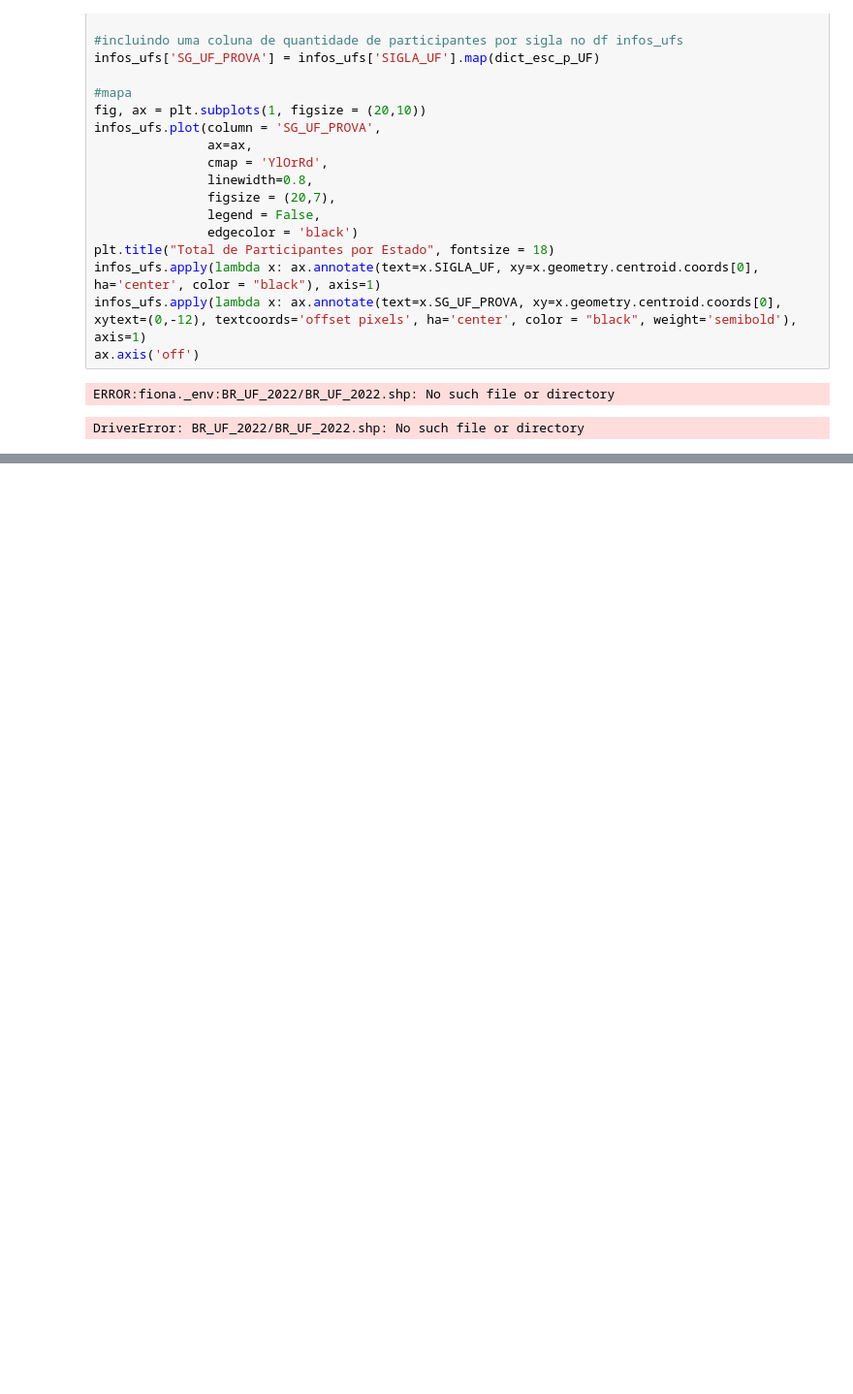
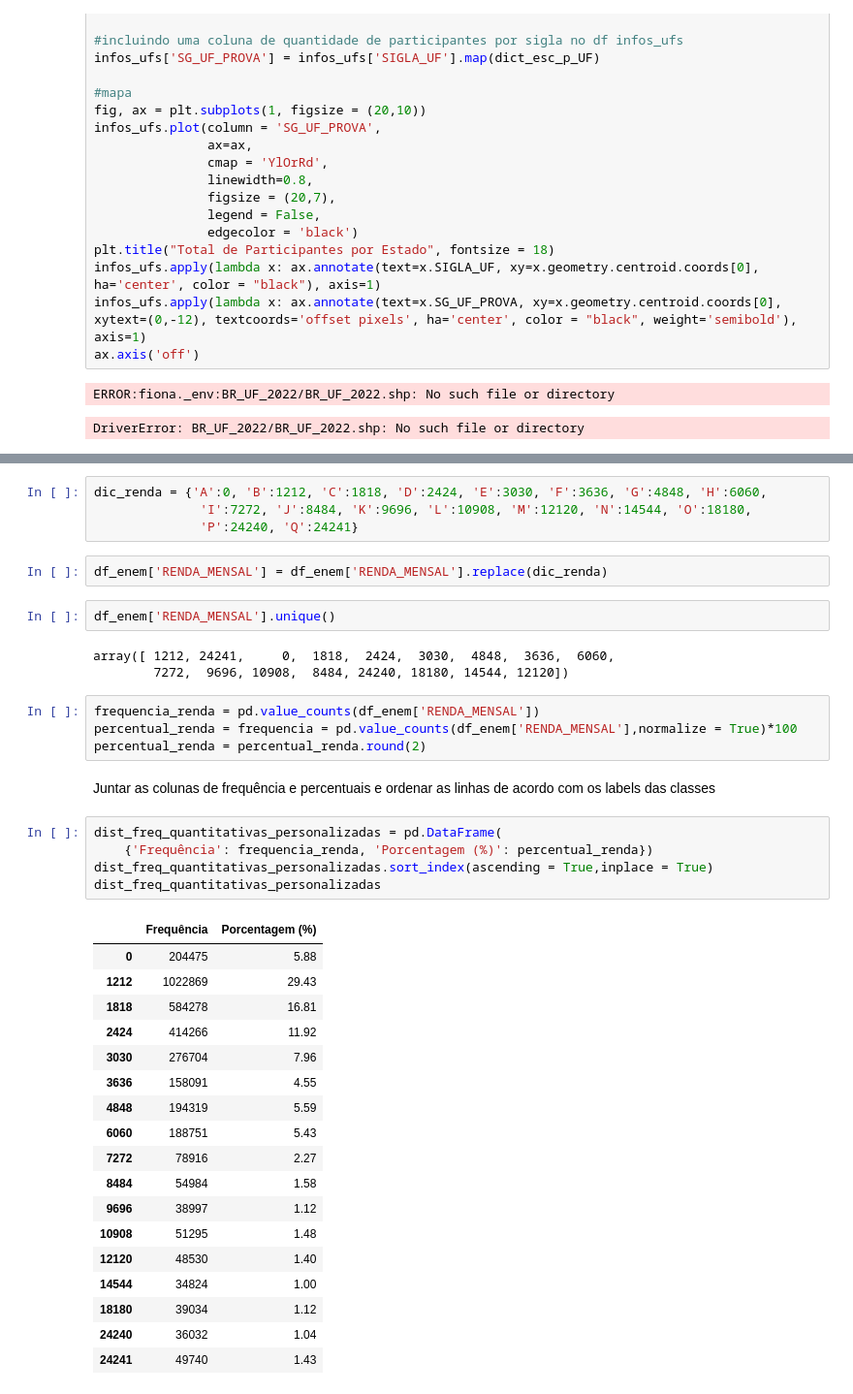
Before and after one commit to Grupo-B-Turma-2-Ada-VemSerTech/Projeto_Mod04_Ada_VemSerTech, a Jupyter notebook: Projeto.ipynb, the cells around one changed output, grey strips where cells are left out. Shown at 97% size. Cells and saved outputs as stored; diff of their text form; blank space fills up the shorter version.

```diff
--- a/Projeto.ipynb
+++ b/Projeto.ipynb
@@ -390,0 +418,41 @@ DriverError: BR_UF_2022/BR_UF_2022.shp: No such file or directory
+# %%
+dic_renda = {'A':0, 'B':1212, 'C':1818, 'D':2424, 'E':3030, 'F':3636, 'G':4848, 'H':6060,
+              'I':7272, 'J':8484, 'K':9696, 'L':10908, 'M':12120, 'N':14544, 'O':18180,
+              'P':24240, 'Q':24241}
+# %%
+df_enem['RENDA_MENSAL'] = df_enem['RENDA_MENSAL'].replace(dic_renda)
+# %%
+df_enem['RENDA_MENSAL'].unique()
+# %% [output]
+array([ 1212, 24241,     0,  1818,  2424,  3030,  4848,  3636,  6060,
+        7272,  9696, 10908,  8484, 24240, 18180, 14544, 12120])
+# %%
+frequencia_renda = pd.value_counts(df_enem['RENDA_MENSAL'])
+percentual_renda = frequencia = pd.value_counts(df_enem['RENDA_MENSAL'],normalize = True)*100
+percentual_renda = percentual_renda.round(2)
+# %% [markdown]
+Juntar as colunas de frequência e percentuais e ordenar as linhas de acordo com os labels das classes
+# %%
+dist_freq_quantitativas_personalizadas = pd.DataFrame(
+    {'Frequência': frequencia_renda, 'Porcentagem (%)': percentual_renda})
+dist_freq_quantitativas_personalizadas.sort_index(ascending = True,inplace = True)
+dist_freq_quantitativas_personalizadas
+# %% [output]
+|  | Frequência | Porcentagem (%) |
+| 0 | 204475 | 5.88 |
+| 1212 | 1022869 | 29.43 |
+| 1818 | 584278 | 16.81 |
+| 2424 | 414266 | 11.92 |
+| 3030 | 276704 | 7.96 |
+| 3636 | 158091 | 4.55 |
+| 4848 | 194319 | 5.59 |
+| 6060 | 188751 | 5.43 |
+| 7272 | 78916 | 2.27 |
+| 8484 | 54984 | 1.58 |
+| 9696 | 38997 | 1.12 |
+| 10908 | 51295 | 1.48 |
+| 12120 | 48530 | 1.40 |
+| 14544 | 34824 | 1.00 |
+| 18180 | 39034 | 1.12 |
+| 24240 | 36032 | 1.04 |
+| 24241 | 49740 | 1.43 |
```
Also changed, not shown: parts of 6 cells of this notebook.
